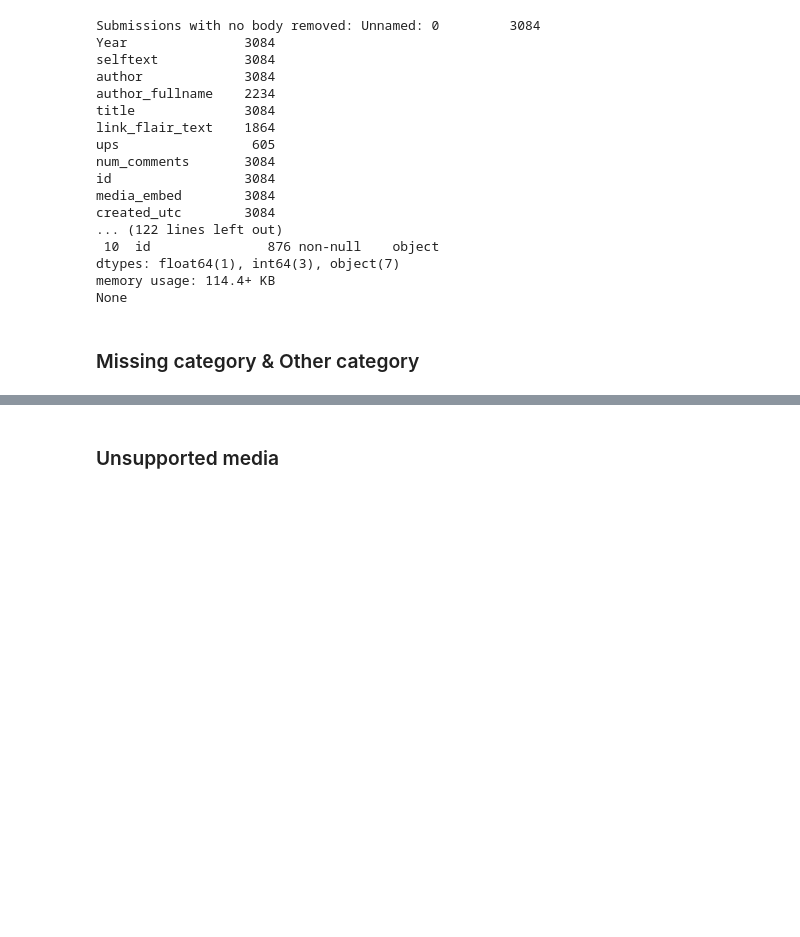
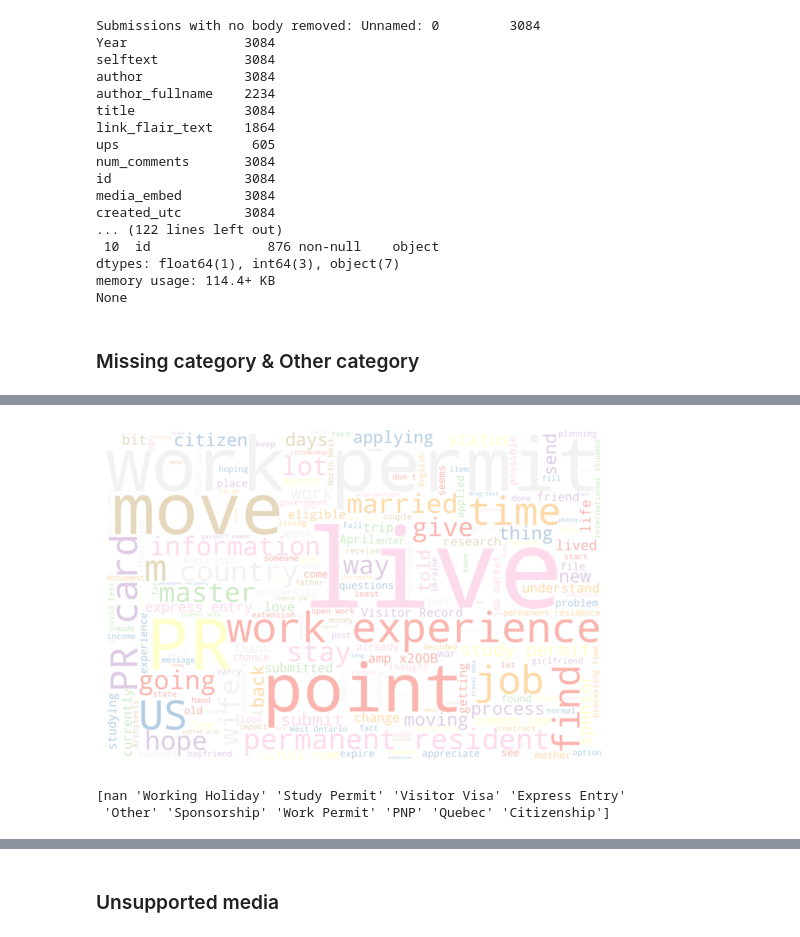
Before and after one commit to ngocmphan/reddit_immigration, a Jupyter notebook: Immigration_Canada_Analysis.ipynb, the cells around one changed output, grey strips where cells are left out. Saved outputs shown, nothing was run; the diff lists cells and outputs as text; code cells hidden in the pictures; blank space fills up the shorter version.

```diff
--- a/Immigration_Canada_Analysis.ipynb
+++ b/Immigration_Canada_Analysis.ipynb
@@ -184,0 +171,20 @@ plt.show()
+# %%
+# Create wordcloud
+custom_stop_words_other = ['question', 'really', 'go','years', 'trying', 'advice','anything','take', 'day', 'much', 'think', 'one', 'sure', 'wondering', 'seem', 'ask', 'September', 'make', 'S', 'thinking', 'Canadian']
+stopwords = stopwords + custom_stop_words_other
+
+wordcloud_missing_other = WordCloud(width=3000, height=2000, random_state=1, background_color='white', colormap='Pastel1', stopwords=stopwords).generate(text_missing_other)
+
+# Display wordcloud
+plt.imshow(wordcloud_missing_other, interpolation='bilinear')
+plt.axis('off')
+plt.show()
+# %% [output]
+[figure, added]
+# %%
+# Categories available
+all_categories = df_all_analysis['link_flair_text'].unique()
+print(all_categories)
+# %% [output]
+[nan 'Working Holiday' 'Study Permit' 'Visitor Visa' 'Express Entry'
+ 'Other' 'Sponsorship' 'Work Permit' 'PNP' 'Quebec' 'Citizenship']
```
Also changed, not shown: parts of 13 cells of this notebook.
